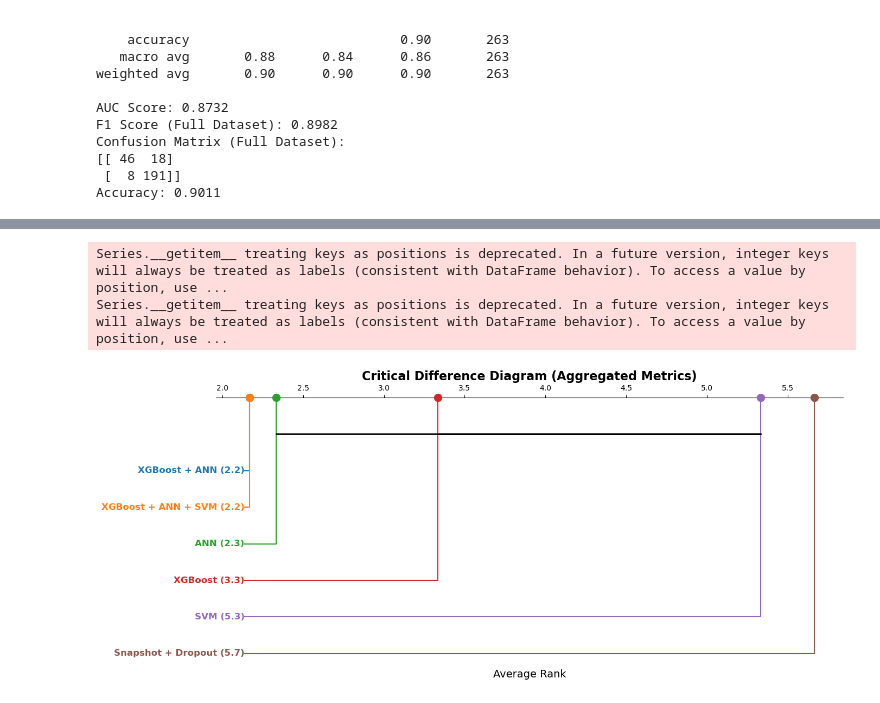
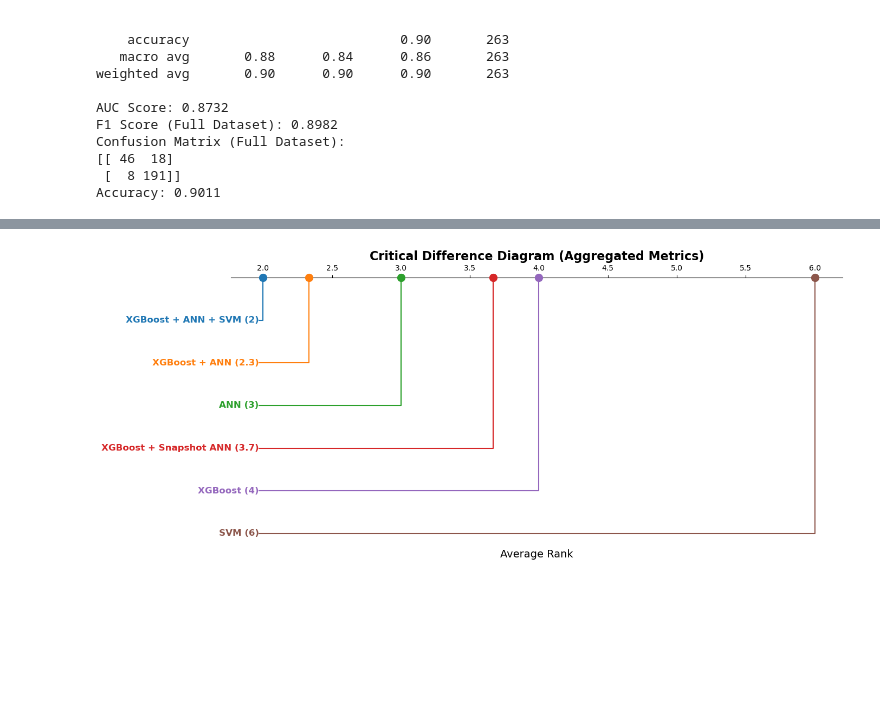
Before and after one commit to shrinitbabel/Hospital-LOS-Predictor-TBI, a Jupyter notebook: SupervisedLearning2.ipynb, the cells around one changed output, grey strips where cells are left out. Drawn from its saved outputs; the diff is of its cells as text; code cells hidden in the pictures; blank space fills up the shorter version.

```diff
--- a/SupervisedLearning2.ipynb
+++ b/SupervisedLearning2.ipynb
@@ -1364,45 +1180,43 @@ from scikit_posthocs import critical_difference_diagram
 # Define metrics for each model
 metrics = ['AUC', 'F1 Score', 'Accuracy']
 scores = {
-    'XGBoost': [0.8775, 0.8125, 0.81],
-    'SVM': [0.7703, 0.6889, 0.67],
-    'ANN': [0.8788, 0.8316, 0.85],
-    'XGBoost + ANN': [0.8755, 0.8946, 0.90],
-    'XGBoost + ANN + SVM': [0.8732, 0.8982, 0.90],
-    'Snapshot + Dropout': [0.5296, 0.6848, 0.7452],
+    'XGBoost': [0.8775, 0.8125, 0.8061],
+    'SVM': [0.7703, 0.6889, 0.6654],
+    'ANN': [0.8788, 0.8316, 0.8479],
+    'XGBoost + ANN': [0.8755, 0.8946, 0.8973],
+    'XGBoost + ANN + SVM': [0.8732, 0.8982, 0.9011],
+    'XGBoost + Snapshot ANN': [0.8719, 0.8755, 0.8821],
 }
 
 # Calculate ranks for each metric
 df_scores = pd.DataFrame(scores, index=metrics)
 df_ranks = df_scores.rank(axis=1, ascending=False)
 average_ranks = df_ranks.mean(axis=0)
 
 # Convert average ranks into a dictionary for CD diagram
 ranked_auc = average_ranks.to_dict()
 
 # Plot Critical Difference Diagram
 plt.figure(figsize=(14, 6))
 critical_difference_diagram(
     ranks=ranked_auc,
     sig_matrix=posthoc,
     ax=None,
     label_fmt_left="{label} ({rank:.2g})",
     label_fmt_right="",
     label_props={'fontsize': 12, 'weight': 'bold'},
     marker_props={'s': 100},  # Increase marker size
     crossbar_props={'linewidth': 2.0},  # Make bars thicker
     color_palette=["#1f77b4", "#ff7f0e", "#2ca02c", "#d62728", "#9467bd", "#8c564b"],  # Custom colors
     text_h_margin=0.03,  # Add margin between labels and bars
     left_only=True  # Align all labels to one side
 )
 plt.title("Critical Difference Diagram (Aggregated Metrics)", fontsize=16, weight='bold')
 plt.xlabel("Average Rank", fontsize=14)
 plt.tight_layout()
 plt.show()
 # %% [output]
-Series.__getitem__ treating keys as positions is deprecated. In a future version, integer keys will always be treated as labels (consistent with DataFrame behavior). To access a value by position, use ...
-Series.__getitem__ treating keys as positions is deprecated. In a future version, integer keys will always be treated as labels (consistent with DataFrame behavior). To access a value by position, use ...
-[figure, old version]
+[figure, new version]
 # %%
 import numpy as np
 import pandas as pd
```
Also changed, not shown: parts of 18 cells of this notebook.
